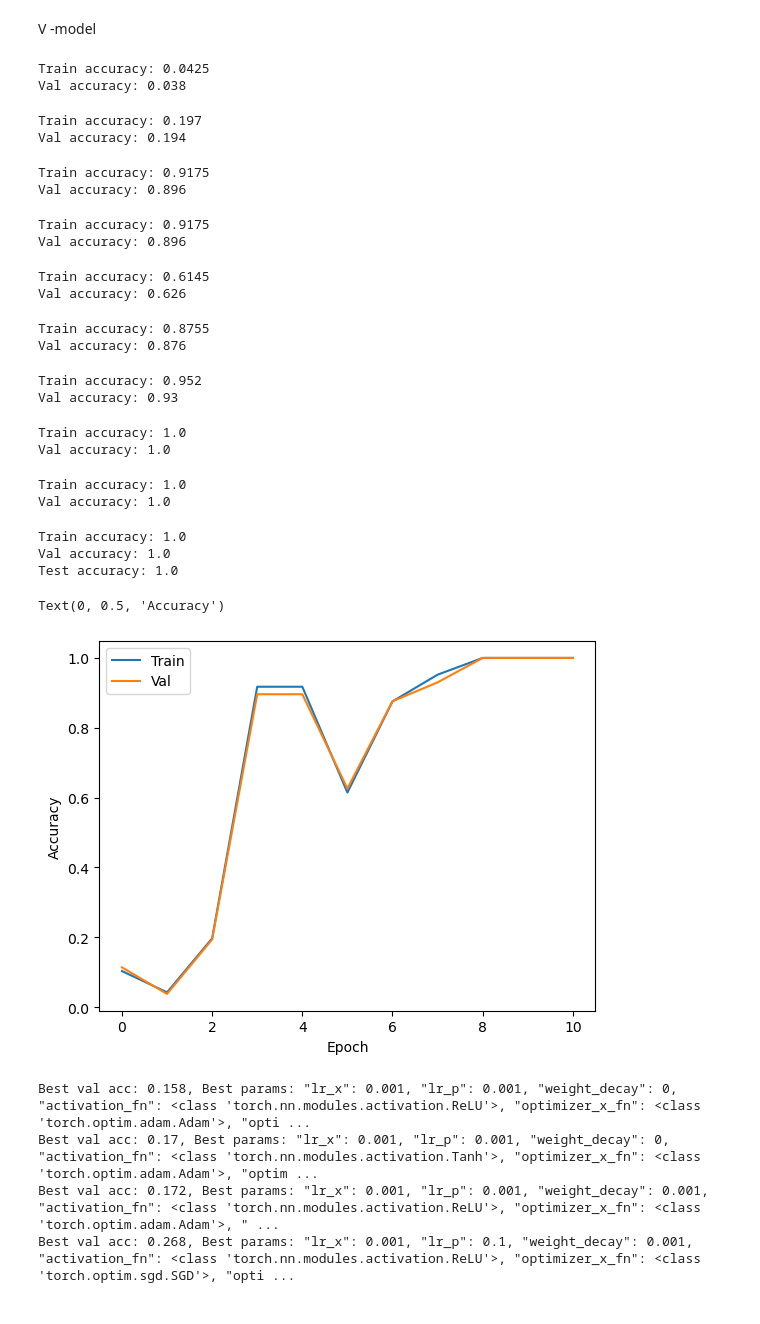
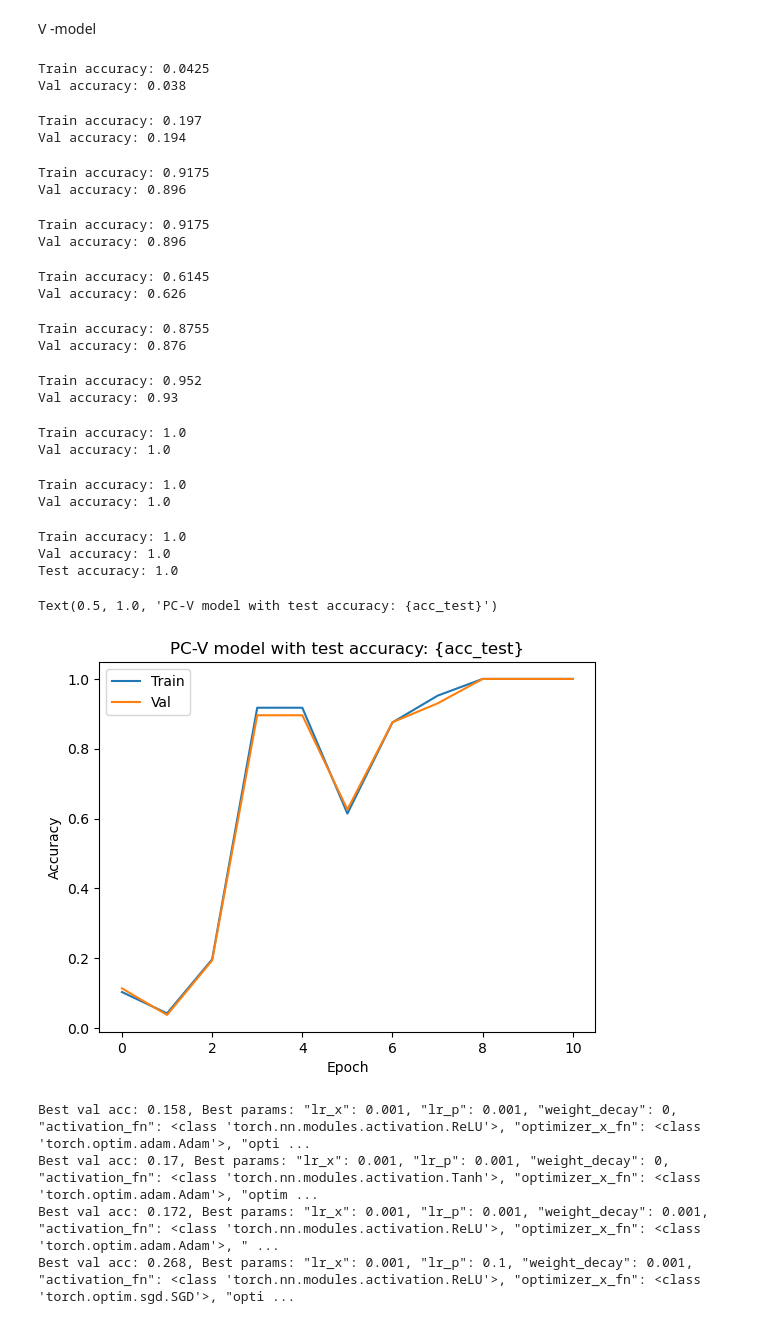
Before and after one commit to Bogacz-Group/PredictiveCoding, a Jupyter notebook: demo_pc_supervised_learning.ipynb, the cells around one changed output. Drawn from its saved outputs; the diff is of its cells as text; code cells hidden in the pictures.

Commit message:
added title to plot v-model

```diff
--- a/demo_pc_supervised_learning.ipynb
+++ b/demo_pc_supervised_learning.ipynb
@@ -437,35 +439,36 @@ test_model.to(device)
 acc_test = test_v_model(test_model, test_dataset)
 print(f'Test accuracy: {acc_test}')
 
 plt.plot(train_acc, label='Train')
 plt.plot(val_acc, label='Val')
 plt.legend()
 plt.xlabel('Epoch')
 plt.ylabel('Accuracy')
+plt.title('PC-V model with test accuracy: {acc_test}')
 # %% [output]
 Train accuracy: 0.0425
 Val accuracy: 0.038
 Train accuracy: 0.197
 Val accuracy: 0.194
 Train accuracy: 0.9175
 Val accuracy: 0.896
 Train accuracy: 0.9175
 Val accuracy: 0.896
 Train accuracy: 0.6145
 Val accuracy: 0.626
 Train accuracy: 0.8755
 Val accuracy: 0.876
 Train accuracy: 0.952
 Val accuracy: 0.93
 Train accuracy: 1.0
 Val accuracy: 1.0
 Train accuracy: 1.0
 Val accuracy: 1.0
 Train accuracy: 1.0
 Val accuracy: 1.0
 Test accuracy: 1.0
-Text(0, 0.5, 'Accuracy')
+Text(0.5, 1.0, 'PC-V model with test accuracy: {acc_test}')
-[figure, old version]
+[figure, new version]
 # %%
 
 x_optm = [optim.Adam, optim.SGD]
```
Also changed, not shown: parts of 2 cells of this notebook.
